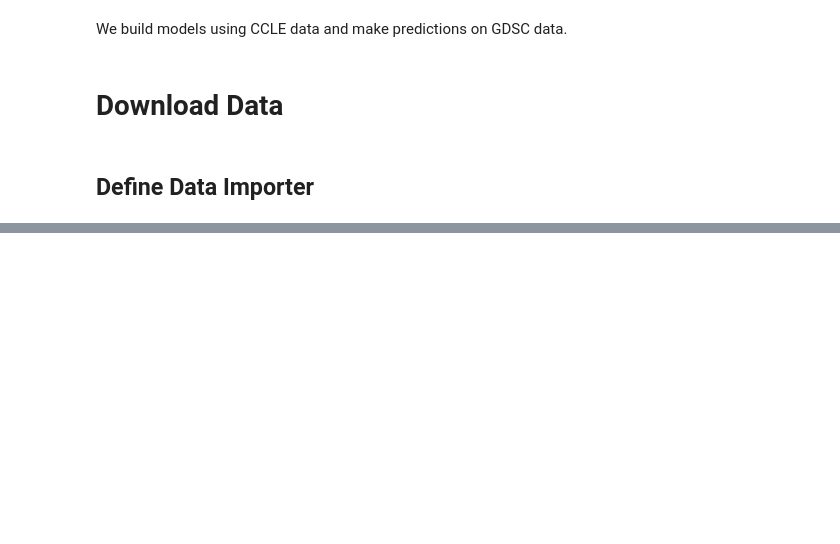
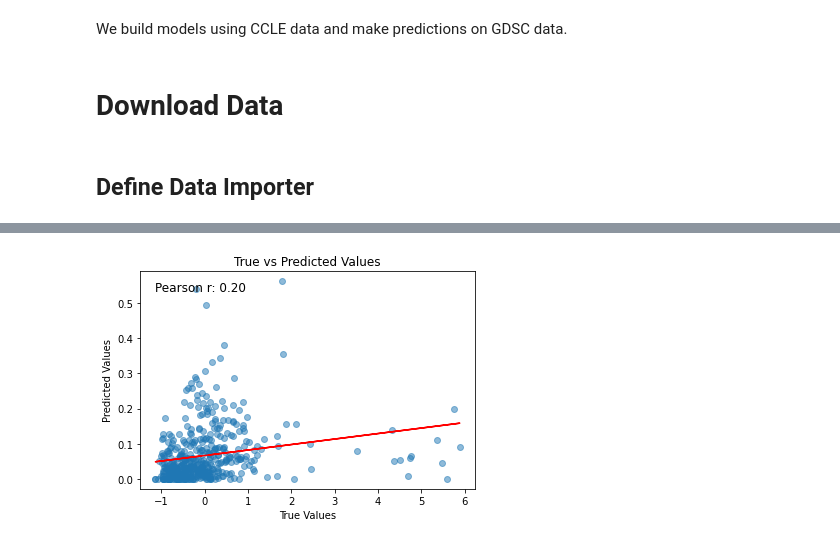
Before and after one commit to BIMSBbioinfo/flexynesis, a Jupyter notebook: examples/tutorials/modeling_drug_response.ipynb, the cells around one changed output, grey strips where cells are left out. Cells and saved outputs as stored; diff of their text form; code cells hidden in the pictures; blank space fills up the shorter version.

```diff
--- a/examples/tutorials/modeling_drug_response.ipynb
+++ b/examples/tutorials/modeling_drug_response.ipynb
@@ -40,5 +101,4 @@ metrics_df
 for var in model.target_variables:
     model.compute_feature_importance(var, steps = 50)
 # %%
-top_features = flexynesis.get_important_features(model, "Erlotinib", top=10)
-top_features
+top_features = flexynesis.get_important_features(model, "Lapatinib", top=40)
@@ -45,2 +123,2 @@ top_features
 # %%
-top_features = top_features.groupby('layer')['name'].apply(list).to_dict() #convert to dict
+df.groupby(['target_class', 'layer']).apply(lambda x: x.nlargest(10, 'importance')).reset_index(drop=True)
@@ -52,2 +144,5 @@ response_category = flexynesis.split_by_median(test_dataset.ann['Erlotinib'])
 # %%
-flexynesis.plot_scatter(df['cnv_EGFR'], test_dataset.ann['Erlotinib'])
+f = 'gex_ERBB2'
+flexynesis.plot_scatter(df[f], test_dataset.ann['Erlotinib'])
+# %% [output]
+[figure, added]
```
Also changed, not shown: parts of 15 cells of this notebook.
